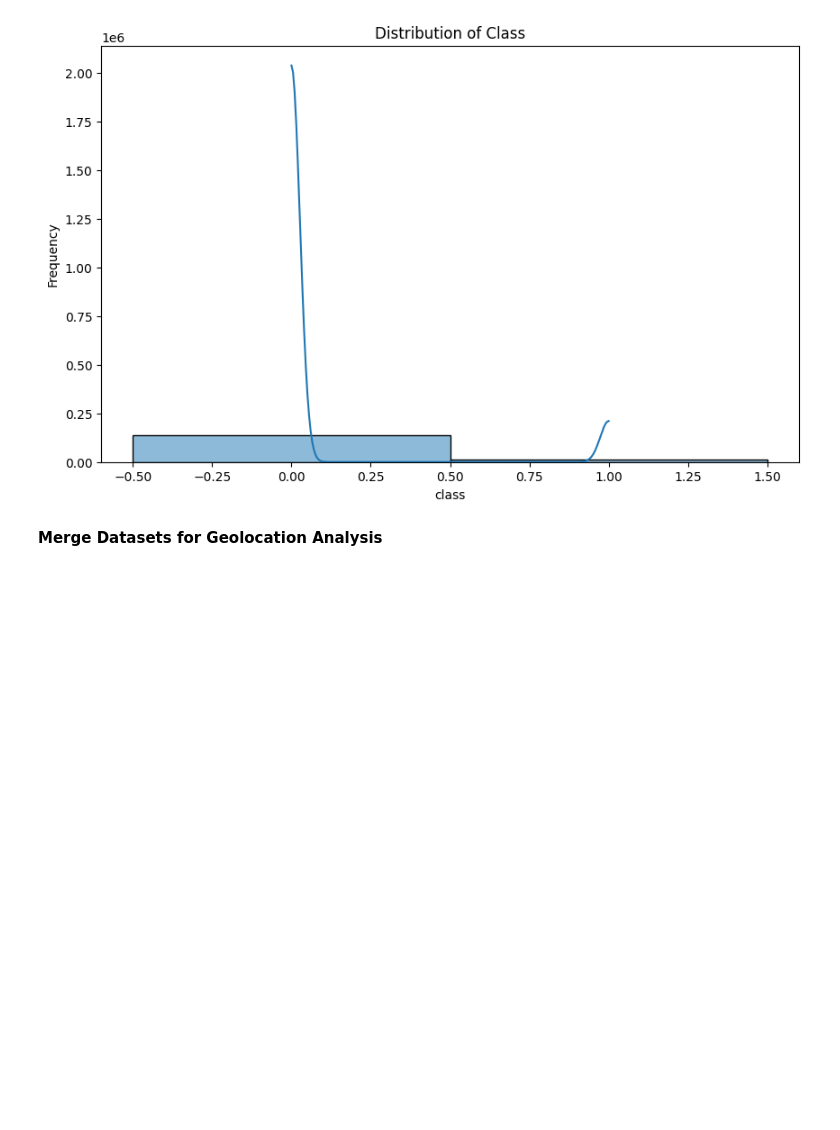
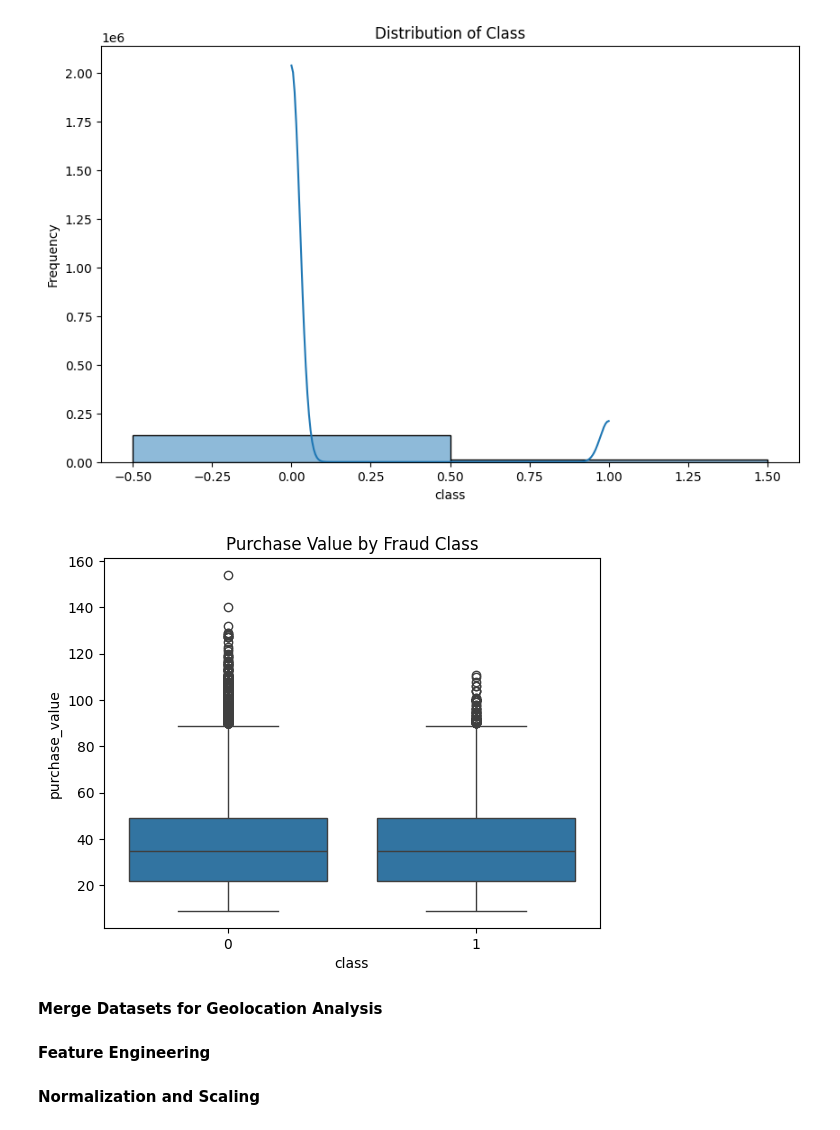
Before and after one commit to yishakk/Week-8-9-Adey-Innovations, a Jupyter notebook: notebooks/Data Analysis and Preprocessing.ipynb, the cells around one changed output. Saved outputs shown, nothing was run; the diff lists cells and outputs as text; code cells hidden in the pictures; blank space fills up the shorter version.

```diff
--- a/notebooks/Data Analysis and Preprocessing.ipynb
+++ b/notebooks/Data Analysis and Preprocessing.ipynb
@@ -80,6 +85,12 @@ plot_univariate(fraud_data,'browser','Distribution of Browsers')
 plot_univariate(fraud_data,'class','Distribution of Class')
 # %% [output]
 [figure]
+# %%
+sns.boxplot(x='class', y='purchase_value', data=fraud_data)
+plt.title('Purchase Value by Fraud Class')
+plt.show()
+# %% [output]
+[figure, added]
 # %% [markdown]
 **Merge Datasets for Geolocation Analysis**
 # %%
@@ -88,3 +99,5 @@ fraud_data['country'] = None
 for _, row in ip_country.iterrows():
     mask = (fraud_data['ip_address'] >= row['lower_bound_ip_address']) & (fraud_data['ip_address'] <= row['upper_bound_ip_address'])
     fraud_data.loc[mask, 'country'] = row['country']
+# %% [markdown]
+**Feature Engineering**
@@ -90,0 +114,2 @@ for _, row in ip_country.iterrows():
+# %% [markdown]
+**Normalization and Scaling**
```
Also changed, not shown: parts of 7 cells of this notebook.
